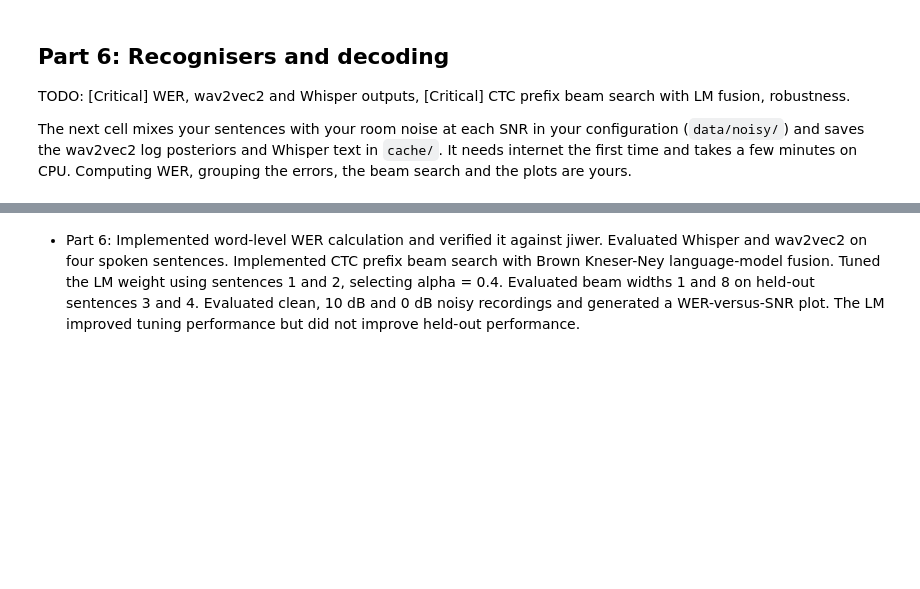
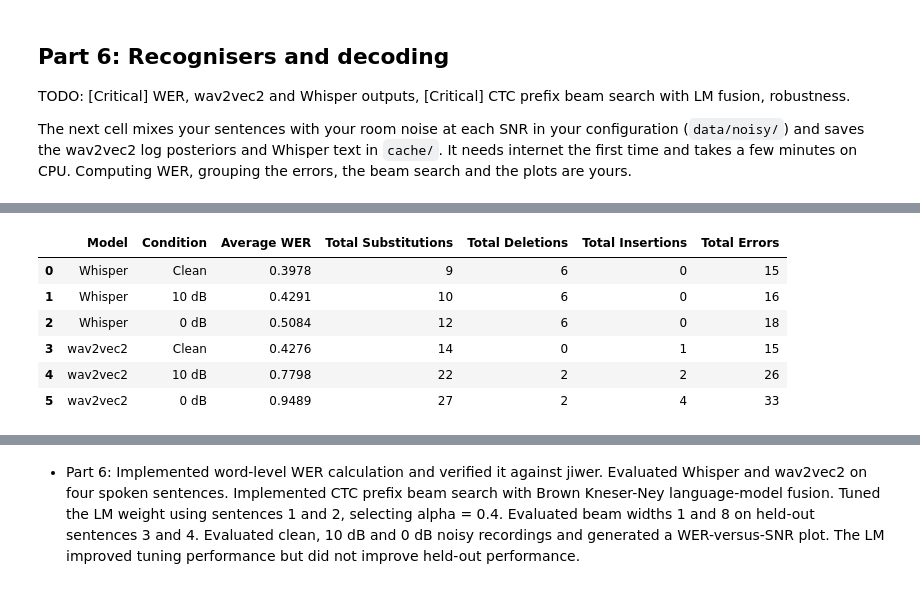
Before and after one commit to OmNanda2000/voicelab-project, a Jupyter notebook: voicelab.ipynb, the cells around one changed output, grey strips where cells are left out. Cells and saved outputs as stored; diff of their text form; code cells hidden in the pictures; blank space fills up the shorter version.

```diff
--- a/voicelab.ipynb
+++ b/voicelab.ipynb
@@ -6485,0 +8360,86 @@ print("Saved figures/part6_wer_vs_snr.png")
+# %%
+
+# PART 6: ERROR ANALYSIS — WHISPER VS WAV2VEC2
+
+import pandas as pd
+import numpy as np
+
+models = {
+    "Whisper": whisper_noise_results,
+    "wav2vec2": noise_results
+}
+
+conditions = ["clean", "snr10", "snr0"]
+
+condition_names = {
+    "clean": "Clean",
+    "snr10": "10 dB",
+    "snr0": "0 dB"
+}
+
+error_summary = []
+
+for model_name, model_results in models.items():
+
+    for condition in conditions:
+
+        substitutions = 0
+        deletions = 0
+        insertions = 0
+        wer_values = []
+
+        for i in range(4):
+
+            key = f"sent_{i}_{condition}"
+            result = model_results[key]
+
+            substitutions += result["substitutions"]
+            deletions += result["deletions"]
+            insertions += result["insertions"]
+            wer_values.append(result["wer"])
+
+        error_summary.append({
+            "Model": model_name,
+            "Condition": condition_names[condition],
+            "Average WER": np.mean(wer_values),
+            "Total Substitutions": substitutions,
+            "Total Deletions": deletions,
+            "Total Insertions": insertions,
+            "Total Errors": substitutions + deletions + insertions
+        })
+
+error_df = pd.DataFrame(error_summary)
+
+print("PART 6 — ERROR ANALYSIS SUMMARY")
+display(error_df.round(4))
+
+# Compare individual sentence errors at each noise level
+print("\nINDIVIDUAL SENTENCE ERROR COMPARISON")
+
+for condition in conditions:
+
+    print(f"\nCondition: {condition_names[condition]}")
+
+    for i in range(4):
+
+        key = f"sent_{i}_{condition}"
+
+        w = whisper_noise_results[key]
+        v = noise_results[key]
+
+        print(
+            f"Sentence {i+1}: "
+            f"Whisper WER={w['wer']:.4f} "
+            f"(S={w['substitutions']}, D={w['deletions']}, I={w['insertions']}) | "
+            f"wav2vec2 WER={v['wer']:.4f} "
+            f"(S={v['substitutions']}, D={v['deletions']}, I={v['insertions']})"
+        )
+
+# Save error analysis
+error_df.to_csv(
+    "part6_error_analysis.csv",
+    index=False
+)
+
+print("\nSaved: part6_error_analysis.csv")
+# %% [output]
@@ -6485,0 +8447,7 @@ print("Saved figures/part6_wer_vs_snr.png")
+|  | Model | Condition | Average WER | Total Substitutions | Total Deletions | Total Insertions | Total Errors |
+| 0 | Whisper | Clean | 0.3978 | 9 | 6 | 0 | 15 |
+| 1 | Whisper | 10 dB | 0.4291 | 10 | 6 | 0 | 16 |
+| 2 | Whisper | 0 dB | 0.5084 | 12 | 6 | 0 | 18 |
+| 3 | wav2vec2 | Clean | 0.4276 | 14 | 0 | 1 | 15 |
+| 4 | wav2vec2 | 10 dB | 0.7798 | 22 | 2 | 2 | 26 |
+| 5 | wav2vec2 | 0 dB | 0.9489 | 27 | 2 | 4 | 33 |
```
Also changed, not shown: parts of 202 cells of this notebook.
